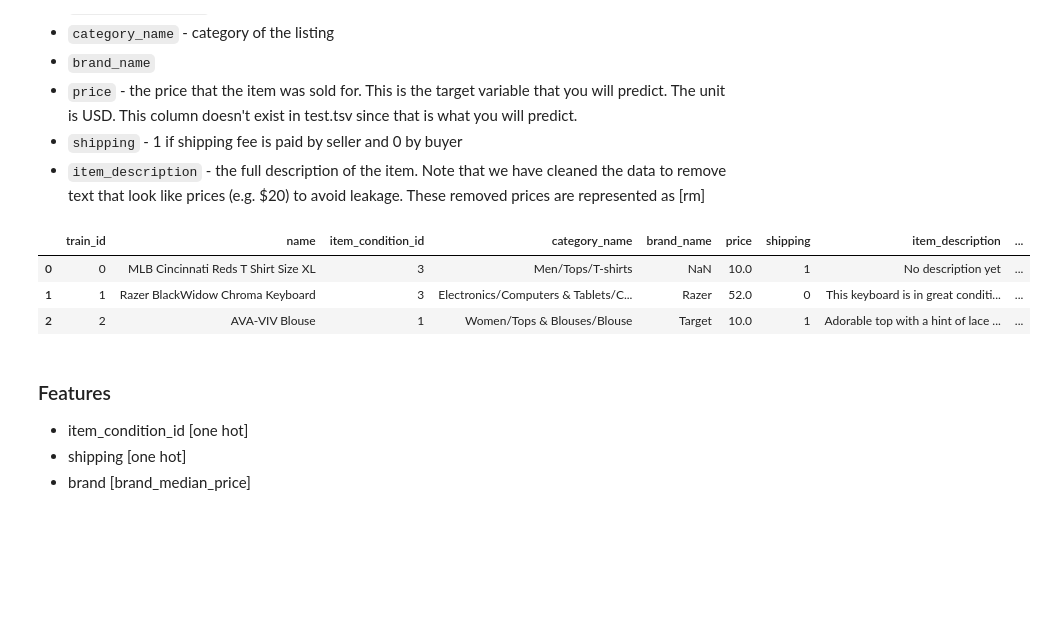
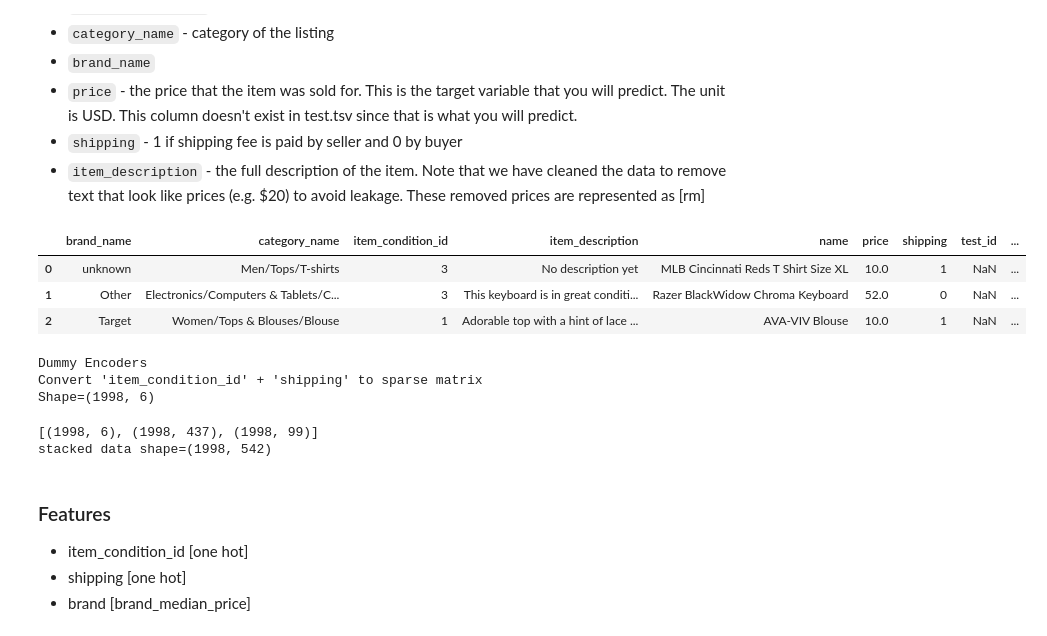
Before and after one commit to bethtseng/Price_Suggestion, a Jupyter notebook: Price_Suggestion.ipynb, the cells around one changed output. Drawn from its saved outputs; the diff is of its cells as text; code cells hidden in the pictures; blank space fills up the shorter version.

```diff
--- a/Price_Suggestion.ipynb
+++ b/Price_Suggestion.ipynb
@@ -78,7 +83,7 @@ dtype: object
 * log_price = <b>Log2( price+1 )</b>
 * log_price_slot = ceil( <b>Log2( price+1 )</b> )
 # %%
-log_price = list(helper.log(train.price))
-log_price_slot = list(helper.log(train.price, slot=True))
-train['log_price_slot'] = log_price_slot
-train['log_price'] = log_price
+price = DataFrame(train['price'])
+price['log_price'] = list(helper.log(train.price))
+price['log_price_slot'] = list(helper.log(train.price, slot=True))
+price.head(3)
@@ -145,0 +154,12 @@ plt.show()
+# %%
+BrandMinNum = 2
+NUM_BRANDS = 250
+# %%
+df = pd.concat([train, test], 0)
+nrow_train = train.shape[0]
+Y_train = np.log1p(train["price"])
+
+del train
+gc.collect() # release usage memory (df_train)
+
+print(df.memory_usage(deep = True))
@@ -145,0 +178,14 @@ plt.show()
+# %%
+df["category_name"] = df["category_name"].fillna("Other").astype("category")
+df["brand_name"] = df["brand_name"].fillna("unknown")
+
+# pop_brands = df["brand_name"].value_counts().index[:NUM_BRANDS]
+brand_count = df["brand_name"].value_counts()
+pop_brands = brand_count[brand_count > BrandMinNum].index
+df.loc[~df["brand_name"].isin(pop_brands), "brand_name"] = "Other"
+
+df["item_description"] = df["item_description"].fillna("None")
+df["item_condition_id"] = df["item_condition_id"].astype("category")
+df["brand_name"] = df["brand_name"].astype("category")
+
+print(df.memory_usage(deep = True))
@@ -230,9 +281,9 @@ Note that we have cleaned the data to remove text that look like prices (e.g. \$
 * `shipping` - 1 if shipping fee is paid by seller and 0 by buyer <br>
 * `item_description` - the full description of the item. Note that we have cleaned the data to remove text that look like prices (e.g. \$20) to avoid leakage. These removed prices are represented as [rm]
 # %%
-train.head(3)
+df.head(3)
 # %% [output]
-|  | train_id | name | item_condition_id | category_name | brand_name | price | shipping | item_description | ... |
-| 0 | 0 | MLB Cincinnati Reds T Shirt Size XL | 3 | Men/Tops/T-shirts | NaN | 10.0 | 1 | No description yet | ... |
-| 1 | 1 | Razer BlackWidow Chroma Keyboard | 3 | Electronics/Computers & Tablets/C... | Razer | 52.0 | 0 | This keyboard is in great conditi... | ... |
-| 2 | 2 | AVA-VIV Blouse | 1 | Women/Tops & Blouses/Blouse | Target | 10.0 | 1 | Adorable top with a hint of lace ... | ... |
+|  | brand_name | category_name | item_condition_id | item_description | name | price | shipping | test_id | ... |
+| 0 | unknown | Men/Tops/T-shirts | 3 | No description yet | MLB Cincinnati Reds T Shirt Size XL | 10.0 | 1 | NaN | ... |
+| 1 | Other | Electronics/Computers & Tablets/C... | 3 | This keyboard is in great conditi... | Razer BlackWidow Chroma Keyboard | 52.0 | 0 | NaN | ... |
+| 2 | Target | Women/Tops & Blouses/Blouse | 1 | Adorable top with a hint of lace ... | AVA-VIV Blouse | 10.0 | 1 | NaN | ... |
@@ -254,3 +290,29 @@ def get_brand_median_price(brand, price):
+# %%
+print("Dummy Encoders")
+print("Convert 'item_condition_id' + 'shipping' to sparse matrix")
+X_dummies = scipy.sparse.csr_matrix(pd.get_dummies(df[[
+    "item_condition_id", "shipping"]], sparse = True).values)
+
+print("Shape={}".format(X_dummies.toarray().shape))
+# %% [output]
+Dummy Encoders
+Convert 'item_condition_id' + 'shipping' to sparse matrix
+Shape=(1998, 6)
+# %%
+X = scipy.sparse.hstack((X_dummies,
+#                          X_descp,
+                         X_brand,
+                         X_category,
+#                          X_name
+                        )).tocsr()
+
+print([X_dummies.shape, X_category.shape,
+#        X_name.shape, X_descp.shape,
+       X_brand.shape])
+print("stacked data shape={}".format(X.shape))
+# %% [output]
+[(1998, 6), (1998, 437), (1998, 99)]
+stacked data shape=(1998, 542)
 # %% [markdown]
 ### Features
 * item_condition_id [one hot]
```
Also changed, not shown: parts of 45 cells of this notebook.
